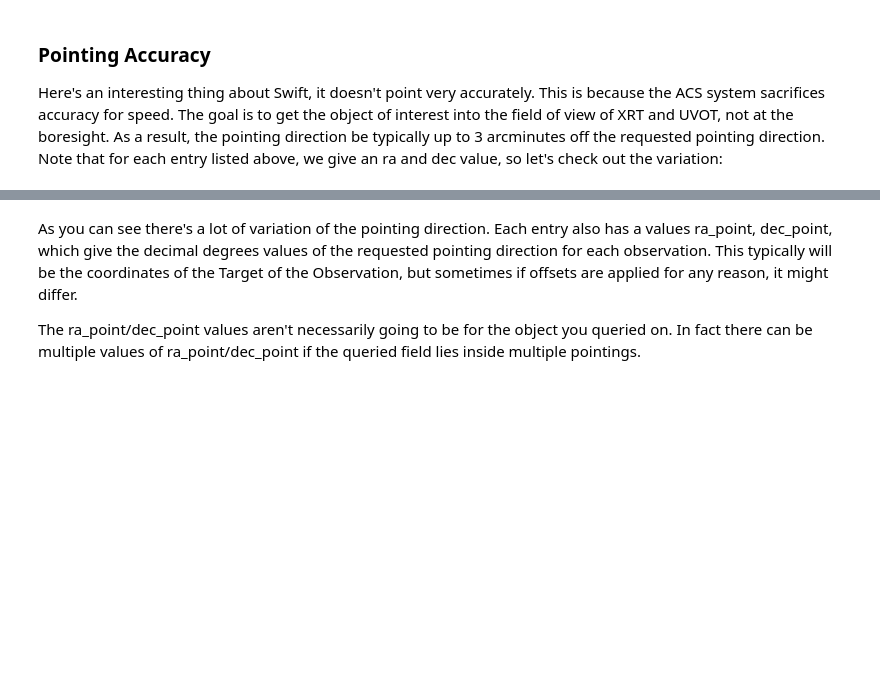
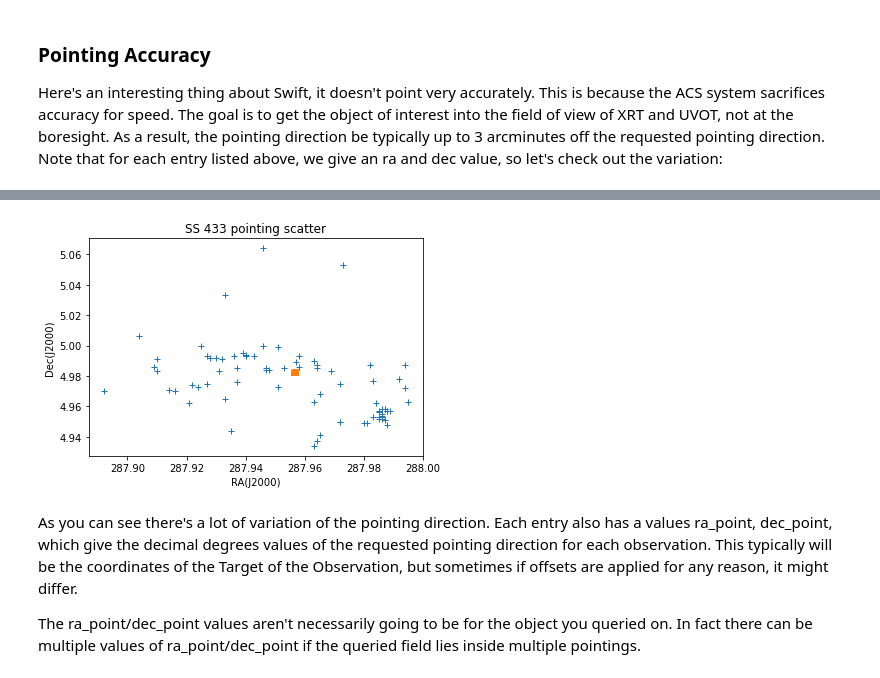
Before and after one commit to Swift-SOT/swifttools, a Jupyter notebook: examples/Swift Observation Query Example Notebook.ipynb, the cells around one changed output, grey strips where cells are left out. Saved outputs shown, nothing was run; the diff lists cells and outputs as text; code cells hidden in the pictures; blank space fills up the shorter version.

```diff
--- a/examples/Swift Observation Query Example Notebook.ipynb
+++ b/examples/Swift Observation Query Example Notebook.ipynb
@@ -18,10 +18,13 @@ import numpy as np
 ### Constructing the query
 
 Set up the class, giving our username and shared secret. These can be set up [on the Swift TOO website](https://www.swift.psu.edu/toop/too.php). After you log in, you will find your shared secret, and can modify it as necessary under the [Update Account Info](https://www.swift.psu.edu/toop/account_info.php) link.
+# %%
+username = 'myuser'
+shared_secret = 'mysharedsecret'
 # %%
 query = Swift_ObsQuery()
-query.username = 'myuser'
-query.shared_secret = 'mysharedsecret'
+query.username = username
+query.shared_secret = shared_secret
 # %% [markdown]
 First example, how often has Swift observed the binary system SS 433? Well, I can't remember the RA/Dec off the top of my head, so let's look it up on Simbad.
 # %%
@@ -125,7 +127,7 @@ Wow that is a lot of observations.
 Here's an interesting thing about Swift, it doesn't point very accurately. This is because the ACS system sacrifices accuracy for speed. The goal is to get the object of interest into the field of view of XRT and UVOT, not at the boresight. As a result, the pointing direction be typically up to 3 arcminutes off the requested pointing direction. Note that for each entry listed above, we give an ra and dec value, so let's check out the variation:
 # %%
 plt.figure()
-plt.plot([entry.ra for entry in query],[entry.dec for entry in query],"+")
+plt.plot([float(entry.ra) for entry in query],[float(entry.dec) for entry in query],"+")
 plt.plot([entry.ra_point for entry in query],[entry.dec_point for entry in query],"X")
 plt.xlabel("RA(J2000)")
 plt.ylabel("Dec(J2000)")
@@ -136,3 +136,4 @@ _= plt.title(f"{target_name} pointing scatter")
+[figure, added]
 # %% [markdown]
 As you can see there's a lot of variation of the pointing direction. Each entry also has a values ra_point, dec_point, which give the decimal degrees values of the requested pointing direction for each observation. This typically will be the coordinates of the Target of the Observation, but sometimes if offsets are applied for any reason, it might differ.
 
```
Also changed, not shown: parts of 45 cells of this notebook, 16 other files.
